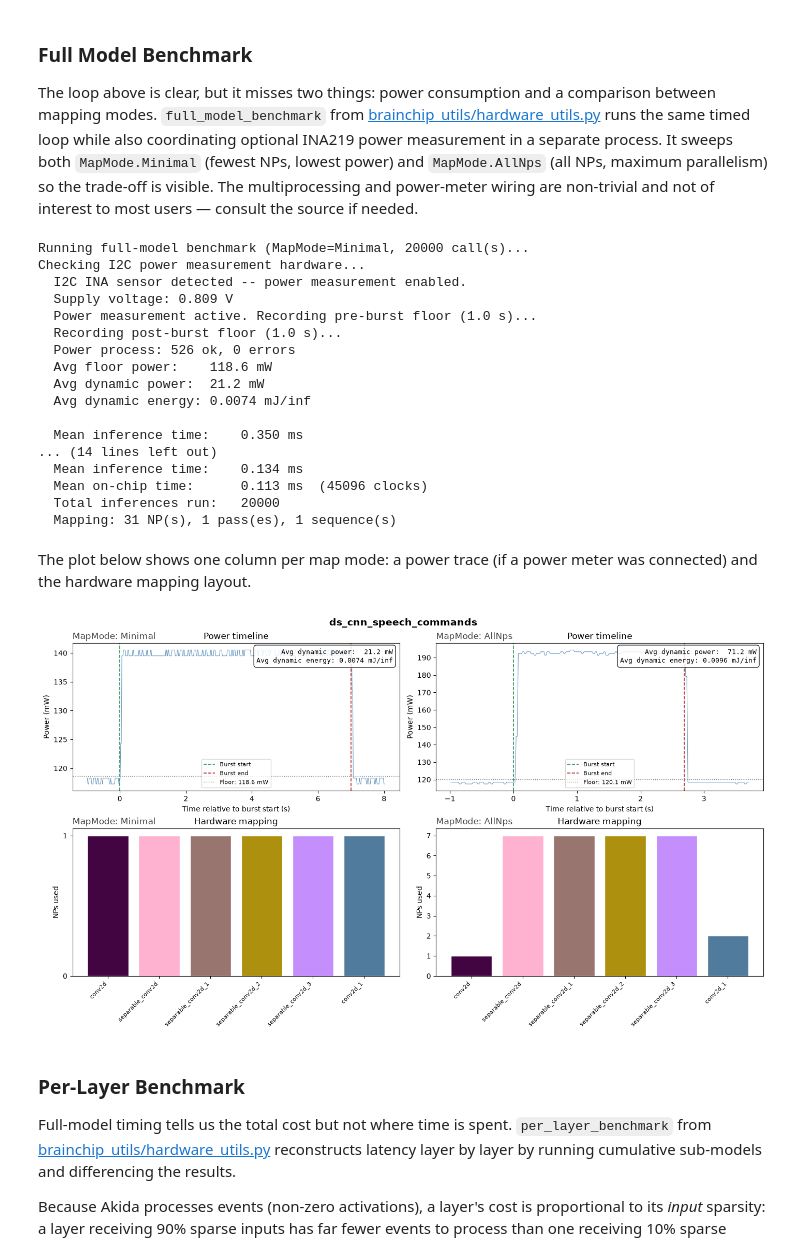
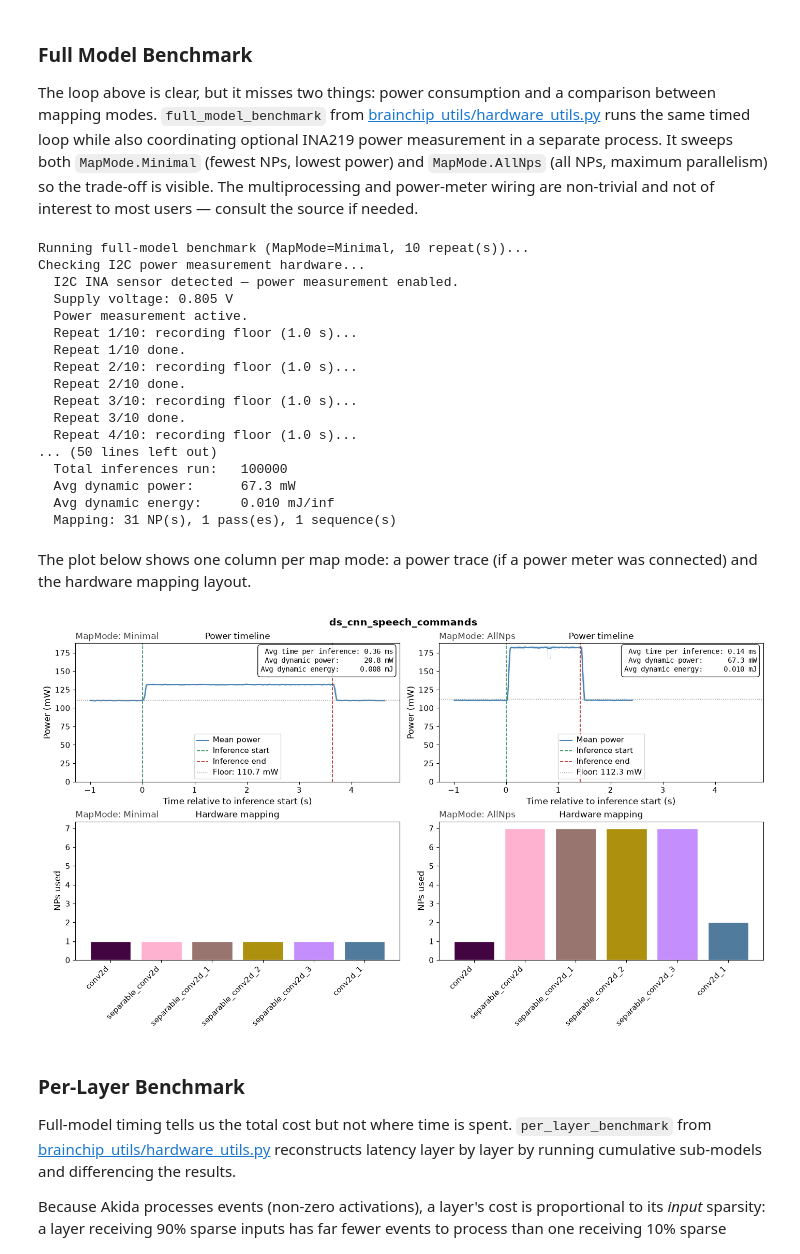
Before and after one commit to Brainchip-Inc/brainchip_devhub, a Jupyter notebook: akida1/model_zoo/speech_commands/speech_commands_notebook_benchmark.ipynb, the cells around one changed output. Drawn from its saved outputs; the diff is of its cells as text; code cells hidden in the pictures.

Commit message:
Speech commands align (#15)
* HW Benchmarking using existing function, with increased samples

* single train_speech_commands; float vs qat params passed at __main__ level

```diff
--- a/akida1/model_zoo/speech_commands/speech_commands_notebook_benchmark.ipynb
+++ b/akida1/model_zoo/speech_commands/speech_commands_notebook_benchmark.ipynb
@@ -168,7 +168,7 @@ from akida_models.sparsity import compute_sparsity
 from brainchip_utils.plot_utils import pretty_print_sparsity
 from speech_commands_data_loader import get_samples
 
-NUM_SAMPLES = 100
+NUM_SAMPLES = 10000
 
 samples = get_samples(DATA_PATH, data_transform=data_transform, num_samples=NUM_SAMPLES)
 sparsity_dict = compute_sparsity(akida_model, samples=samples)
@@ -248,18 +248,18 @@ NPs, lowest power) and `MapMode.AllNps` (all NPs, maximum parallelism) so the
 trade-off is visible. The multiprocessing and power-meter wiring are
 non-trivial and not of interest to most users — consult the source if needed.
 # %%
-from speech_commands_benchmark import continuous_burst_benchmark, plot_continuous_full_model_results
-from brainchip_utils.hardware_utils import get_mapping_stats
+from brainchip_utils.hardware_utils import full_model_benchmark, get_mapping_stats
+from brainchip_utils.plot_utils import plot_full_model_results
 
 if device is not None:
     map_modes = ['Minimal', 'AllNps']
-    N_FORWARD_CALLS = 20000
+    POWER_REPEATS = 10
     full_results = {}
     for mm in map_modes:
         map_mode = getattr(akida.MapMode, mm)
-        print(f'Running full-model benchmark (MapMode={mm}, {N_FORWARD_CALLS} call(s)...')
-        full_results[mm] = continuous_burst_benchmark(
-            akida_model, device, samples, map_mode=map_mode, n_forward_calls=N_FORWARD_CALLS)
+        print(f'Running full-model benchmark (MapMode={mm}, {POWER_REPEATS} repeat(s))...')
+        full_results[mm] = full_model_benchmark(
+            akida_model, device, samples, map_mode=map_mode, repeats=POWER_REPEATS)
 
         akida_model.map(device, mode=map_mode)
         num_nps, num_passes, num_sequences = get_mapping_stats(akida_model)
@@ -269,34 +269,34 @@ if device is not None:
         if num_sequences > 1:
             print('WARNING: model not completely mapped to hardware')
 # %% [output]
-Running full-model benchmark (MapMode=Minimal, 20000 call(s)...
+Running full-model benchmark (MapMode=Minimal, 10 repeat(s))...
 Checking I2C power measurement hardware...
-  I2C INA sensor detected -- power measurement enabled.
-  Supply voltage: 0.809 V
-  Power measurement active. Recording pre-burst floor (1.0 s)...
-  Recording post-burst floor (1.0 s)...
-  Power process: 526 ok, 0 errors
-  Avg floor power:    118.6 mW
-  Avg dynamic power:  21.2 mW
-  Avg dynamic energy: 0.0074 mJ/inf
-
-  Mean inference time:    0.350 ms
-... (14 lines left out)
-  Mean inference time:    0.134 ms
-  Mean on-chip time:      0.113 ms  (45096 clocks)
-  Total inferences run:   20000
+  I2C INA sensor detected — power measurement enabled.
+  Supply voltage: 0.805 V
+  Power measurement active.
+  Repeat 1/10: recording floor (1.0 s)...
+  Repeat 1/10 done.
+  Repeat 2/10: recording floor (1.0 s)...
+  Repeat 2/10 done.
+  Repeat 3/10: recording floor (1.0 s)...
+  Repeat 3/10 done.
+  Repeat 4/10: recording floor (1.0 s)...
+... (50 lines left out)
+  Total inferences run:   100000
+  Avg dynamic power:      67.3 mW
+  Avg dynamic energy:     0.010 mJ/inf
   Mapping: 31 NP(s), 1 pass(es), 1 sequence(s)
 # %% [markdown]
 The plot below shows one column per map mode: a power trace (if a power meter
 was connected) and the hardware mapping layout.
 # %%
 if device is not None:
-    plot_continuous_full_model_results(
+    plot_full_model_results(
         full_results, akida_model, device,
         model_name="ds_cnn_speech_commands",
     )
 # %% [output]
-[figure, old version]
+[figure, new version]
 # %% [markdown]
 ### Per-Layer Benchmark
 
```
Also changed, not shown: parts of 8 cells of this notebook, 16 other files.
